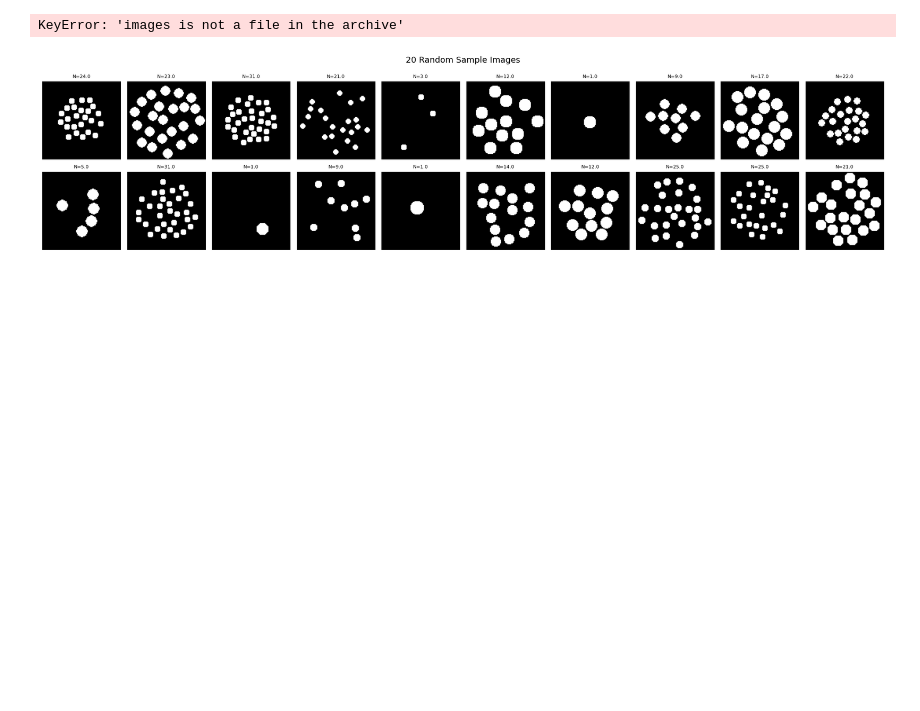
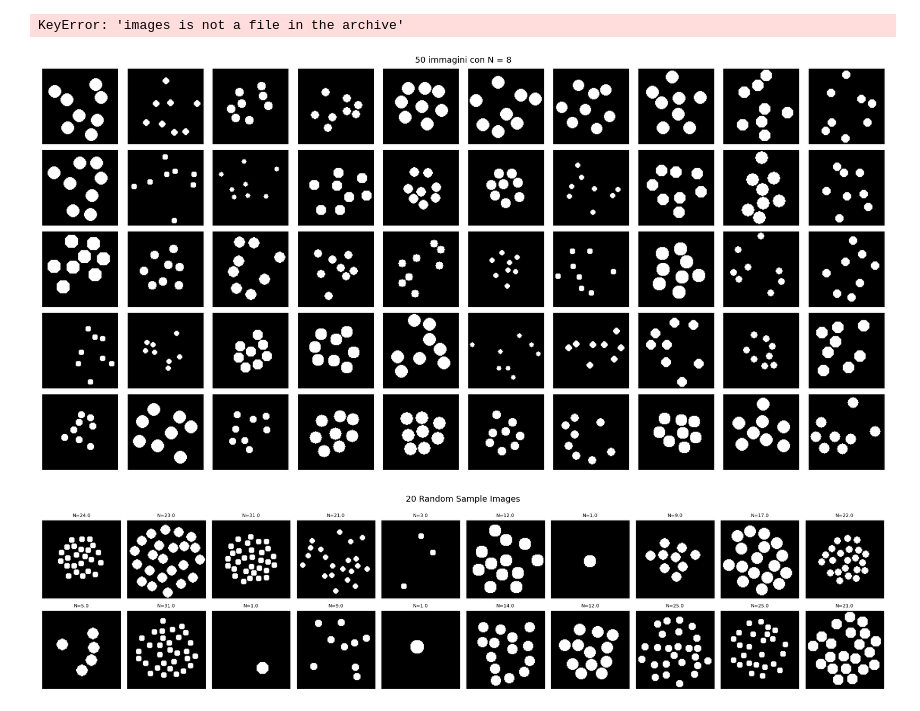
Before and after one commit to francesco-cal98/Groundeep, a Jupyter notebook: density_map.ipynb, the cells around one changed output. Drawn from its saved outputs; the diff is of its cells as text; code cells hidden in the pictures; blank space fills up the shorter version.

```diff
--- a/density_map.ipynb
+++ b/density_map.ipynb
@@ -156,6 +207,12 @@ np.savez(
     FA_list=data['FA_list'],
     CH_list=data['CH_list'],
 )
+# %%
+data_path = "circle_dataset_corr_tuned_v12/circle_dataset_100x100_corr_tuned_v12.npz"
+
+plot_label_images(data_path, target_label=8, num_images=50, image_shape=(100, 100))
+# %% [output]
+[figure, added]
 # %%
 data_path = "circle_dataset_corr_tuned_v12/circle_dataset_100x100_corr_tuned_v12.npz"
 plot_all_density_maps(data_path)
```
Also changed, not shown: parts of 1 cell of this notebook, 19 other files.
